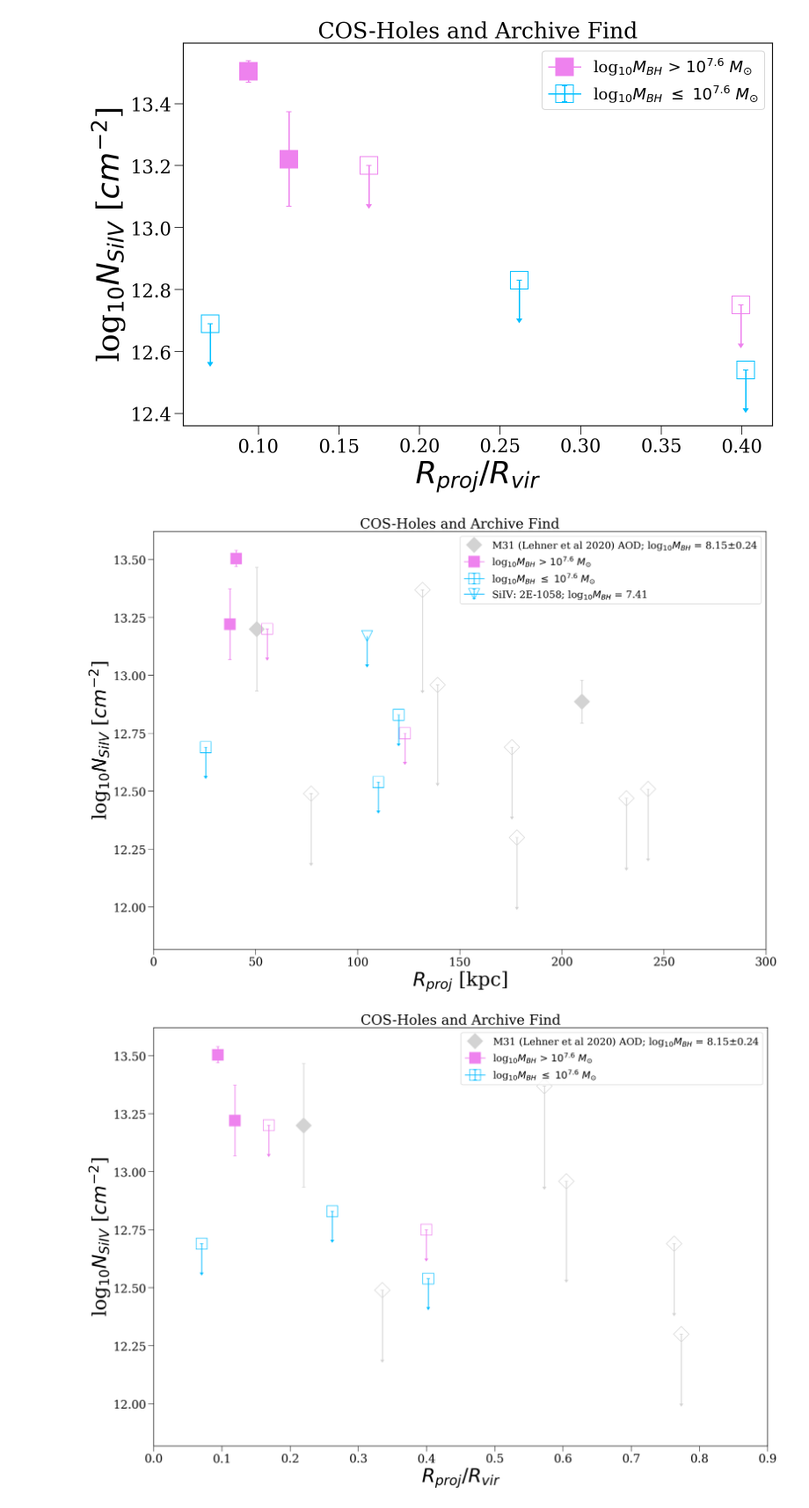
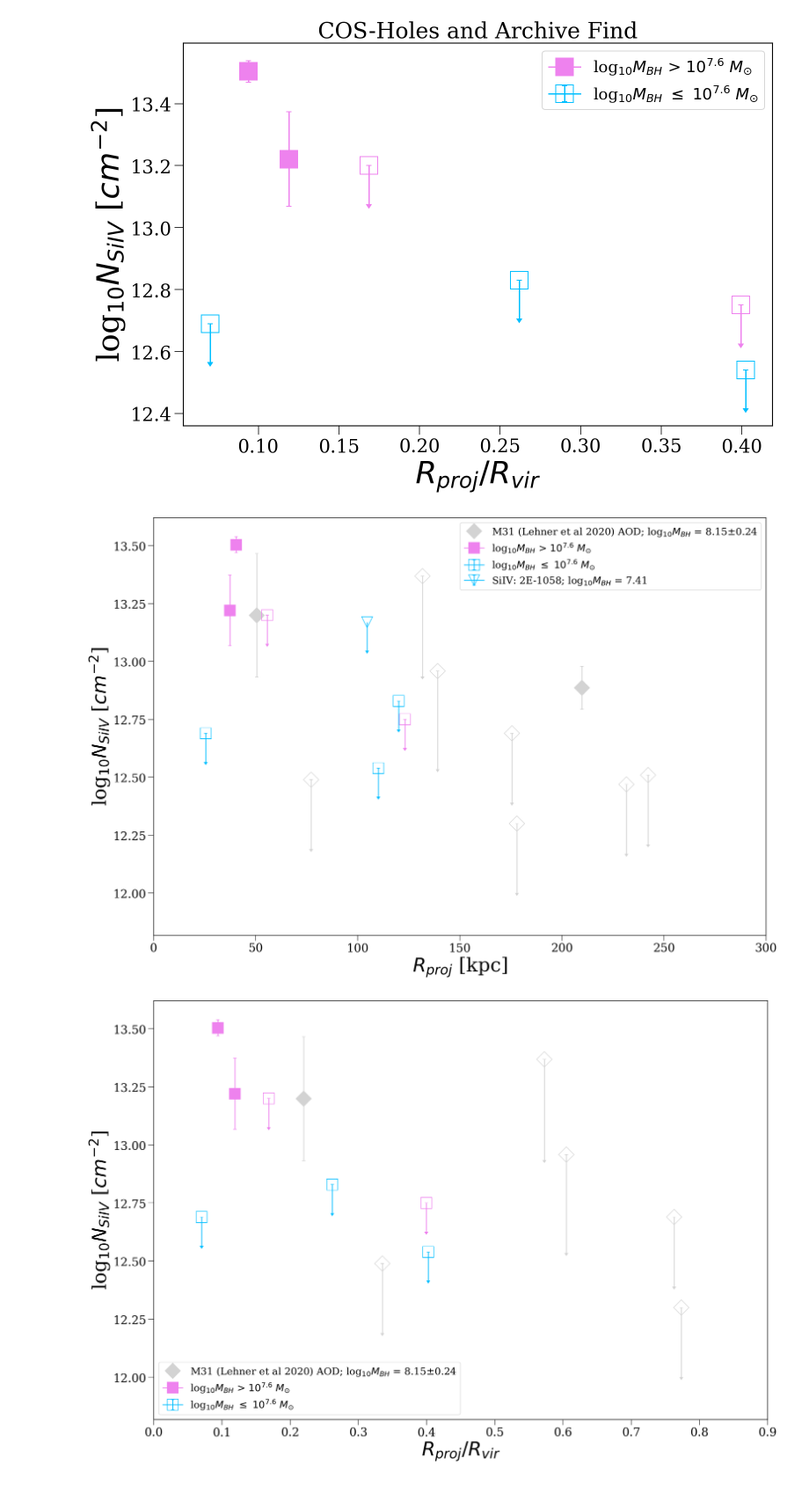
Before and after one commit to samlugarza/COS-Holes, a Jupyter notebook: veeper_and_voigt/COS-Holes_SiIV_Analysis.ipynb, the cells around one changed output. Shown at 88% size. Saved outputs shown, nothing was run; the diff lists cells and outputs as text; code cells hidden in the pictures.

```diff
--- a/veeper_and_voigt/COS-Holes_SiIV_Analysis.ipynb
+++ b/veeper_and_voigt/COS-Holes_SiIV_Analysis.ipynb
@@ -480,12 +480,12 @@ plt.errorbar (104.50348, 13.17, yerr=siiv_df_J1159['sigN'][2],uplims=True, c = '
 plt.xlim(0, 300)
 plt.xlabel ('$R_{proj}$ [kpc]')
 plt.ylabel ('log$_{10}N_{SiIV}$ [$cm^{-2}$]')
-plt.title('COS-Holes and Archive Find', fontsize = 25)
+#plt.title('COS-Holes and Archive Find', fontsize = 25)
 plt.legend(loc=1)
 #plt.grid(True)
 plt.show()
 # %% [output]
-[figure, old version]
+[figure, new version]
 # %%
 #Now I guess we can start plotting some things.... Lets make Fig 4 (LHS- N vs Rproj) from COS-Holes Proposal
 
@@ -528,33 +528,33 @@ plt.errorbar(rproj[4]/rvir[4], siiv_uplims[1], yerr=siiv_df_J1159['sigN'][2], up
              marker="s", mfc='none', markersize=20)
 
 #####J1123
 plt.errorbar(rproj[6]/rvir[6], siiv_uplims[2], yerr=siiv_df_J1159['sigN'][2], uplims=True, capsize = 3, c = 'deepskyblue',
              marker="s", mfc='none', markersize=20)
 
 ###### J0246
 plt.errorbar(rproj[7]/rvir[7], siiv_uplims[3], yerr=siiv_df_J1159['sigN'][2], uplims=True, capsize = 3, c = 'violet',
              marker="s", mfc='none', markersize=20)
 
 #####J1235 - NGC 4564 (8)
 plt.errorbar (rproj[8]/rvir[8], siiv_uplims[4], yerr=siiv_df_J1159['sigN'][2], uplims=True, capsize = 3, c = 'violet',
               marker="s",mfc='none',markersize=20)
 
 
 ############# Si IV Upper Limit from singular archive galaxy UGC 6093 - 2E1058
 '''plt.errorbar (104.50348, 13.17, yerr=siiv_df_J1159['sigN'][2],uplims=True, c = 'deepskyblue',
               marker="v",mfc='none',markersize=20, label = 'SiIV: 2E-1058; log$_{10}M_{BH}$ = 7.41')'''
 
 ########################################################
 
 #plt.axhline(13.3, c='k', ls=':', label='COSHoles Detection Limit')
 #plt.axvline(150, c='k', ls='-')
 #plt.ylim(12.5, 14.55)
 plt.xlim(0, 0.9)
 plt.xlabel ('$R_{proj}/R_{vir}$')
 plt.ylabel ('log$_{10}N_{SiIV}$ [$cm^{-2}$]')
-plt.title('COS-Holes and Archive Find', fontsize = 25)
-plt.legend(loc=1)
+#plt.title('COS-Holes and Archive Find', fontsize = 25)
+plt.legend(loc=3)
 #plt.grid(True)
 plt.show()
 # %% [output]
-[figure, old version]
+[figure, new version]
```
Also changed, not shown: parts of 3 cells of this notebook, 2 other files.
